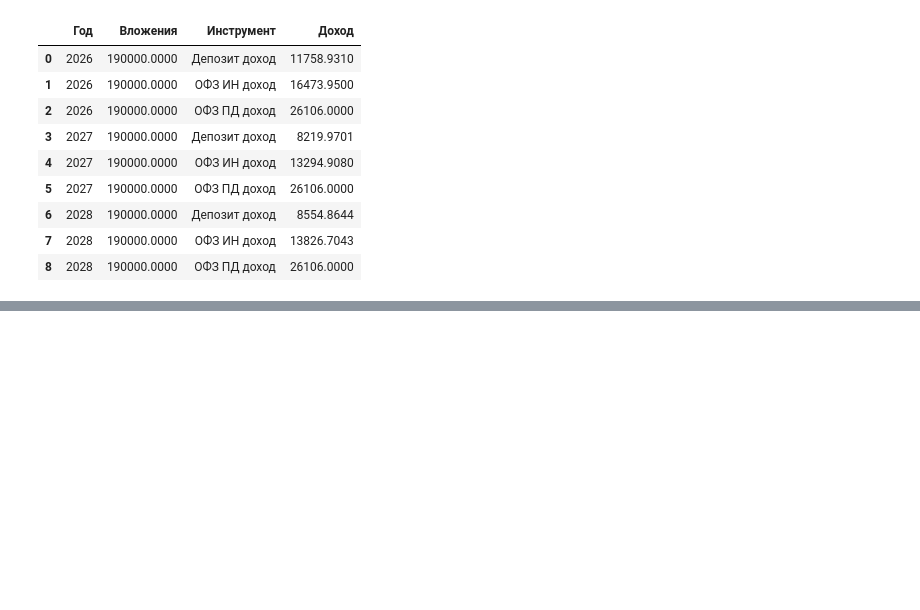
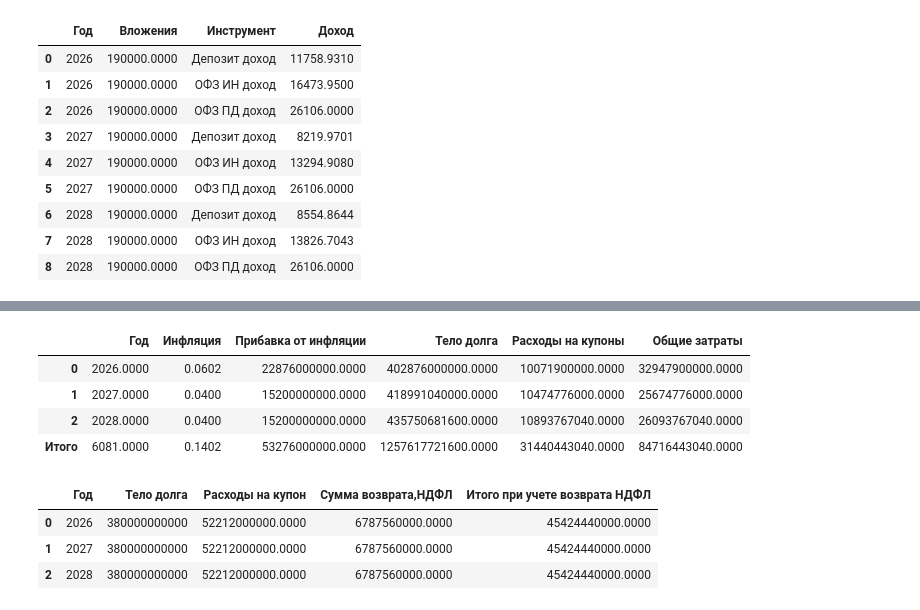
Before and after one commit to DOC8048/ofz-in-l, a Jupyter notebook: ОФЗ ИН (л).ipynb, the cells around one changed output, grey strips where cells are left out. Drawn from its saved outputs; the diff is of its cells as text; code cells hidden in the pictures; blank space fills up the shorter version.

```diff
--- a/ОФЗ ИН (л).ipynb
+++ b/ОФЗ ИН (л).ipynb
@@ -507,0 +509,21 @@ const
+# %%
+itog = pd.concat([gos_1,total_gos_1])
+itog
+# %% [output]
+|  | Год | Инфляция | Прибавка от инфляции | Тело долга | Расходы на купоны | Общие затраты |
+| 0 | 2026.0000 | 0.0602 | 22876000000.0000 | 402876000000.0000 | 10071900000.0000 | 32947900000.0000 |
+| 1 | 2027.0000 | 0.0400 | 15200000000.0000 | 418991040000.0000 | 10474776000.0000 | 25674776000.0000 |
+| 2 | 2028.0000 | 0.0400 | 15200000000.0000 | 435750681600.0000 | 10893767040.0000 | 26093767040.0000 |
+| Итого | 6081.0000 | 0.1402 | 53276000000.0000 | 1257617721600.0000 | 31440443040.0000 | 84716443040.0000 |
+# %%
+gos_2 = gos[['Год']].copy()
+gos_2['Тело долга'] = const['Привлекаемые_средства']
+gos_2['Расходы на купон'] = gos_2['Тело долга'] * const['Ставка_купона_ОФЗ_ПД']
+gos_2['Сумма возврата,НДФЛ'] = ofz_pd['НДФЛ']*const['Количество_человек']
+gos_2['Итого при учете возврата НДФЛ'] = gos_2['Расходы на купон']-gos_2['Сумма возврата,НДФЛ']
+gos_2
+# %% [output]
+|  | Год | Тело долга | Расходы на купон | Сумма возврата,НДФЛ | Итого при учете возврата НДФЛ |
+| 0 | 2026 | 380000000000 | 52212000000.0000 | 6787560000.0000 | 45424440000.0000 |
+| 1 | 2027 | 380000000000 | 52212000000.0000 | 6787560000.0000 | 45424440000.0000 |
+| 2 | 2028 | 380000000000 | 52212000000.0000 | 6787560000.0000 | 45424440000.0000 |
```
Also changed, not shown: parts of 9 cells of this notebook.
